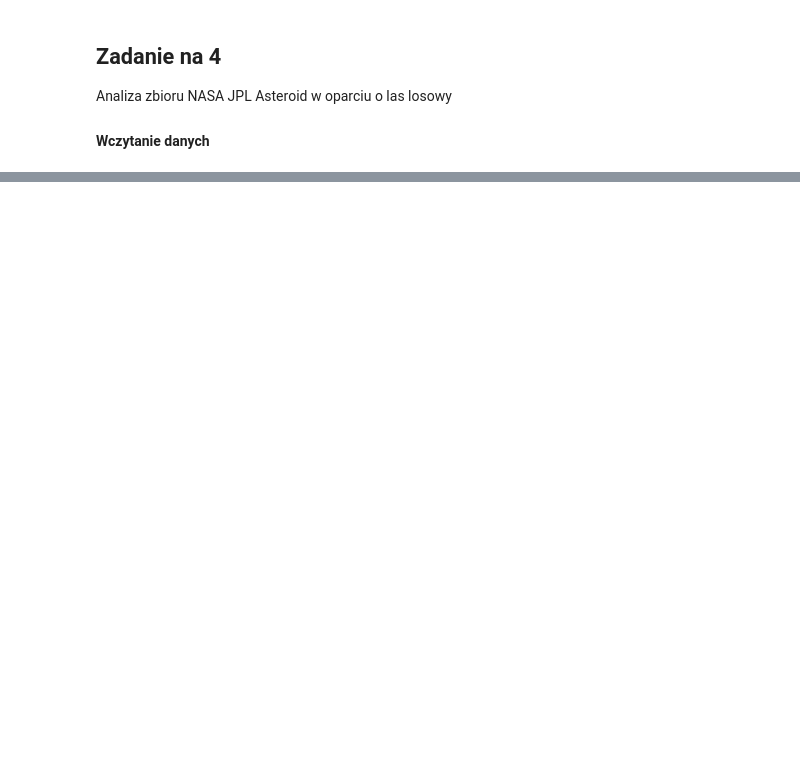
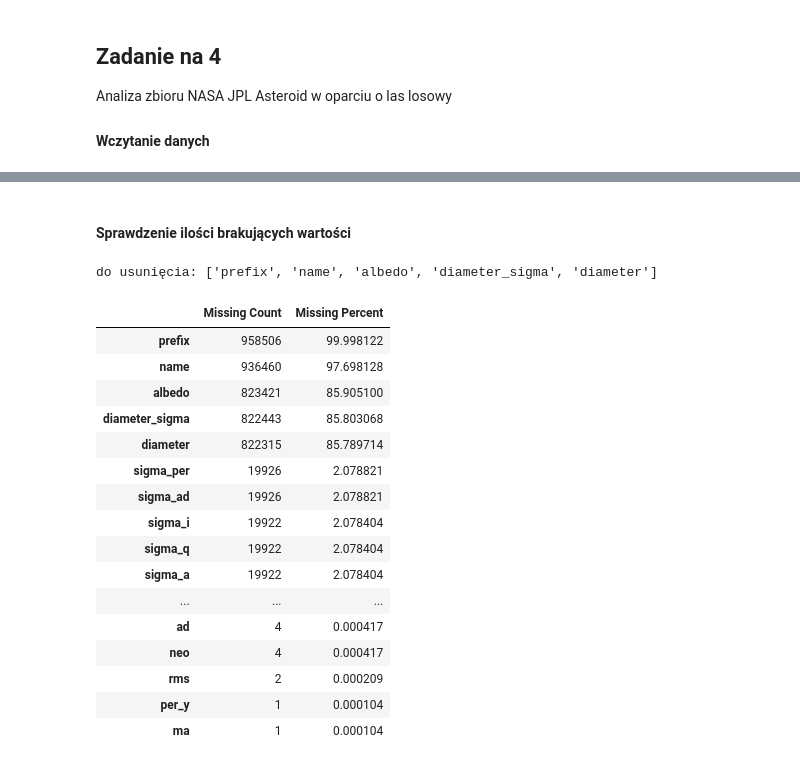
Before and after one commit to Lecrut/ai-ml_studies, a Jupyter notebook: pum/6_259199_Filip_Lecrut.ipynb, the cells around one changed output, grey strips where cells are left out. Cells and saved outputs as stored; diff of their text form; code cells hidden in the pictures; blank space fills up the shorter version.

```diff
--- a/pum/6_259199_Filip_Lecrut.ipynb
+++ b/pum/6_259199_Filip_Lecrut.ipynb
@@ -194,0 +202,31 @@ print(data.shape)
+# %% [markdown]
+#### Sprawdzenie ilości brakujących wartości
+# %%
+missing_counts = data.isnull().sum()
+missing_percent = 100 * missing_counts / len(data)
+missing_table = pd.DataFrame({
+    'Missing Count': missing_counts,
+    'Missing Percent': missing_percent
+})
+missing_table = missing_table[missing_table['Missing Count'] > 0].sort_values(by='Missing Percent', ascending=False)
+print('do usunięcia:', missing_table[missing_table['Missing Percent'] > 80].index.tolist())
+missing_table
+# %% [output]
+do usunięcia: ['prefix', 'name', 'albedo', 'diameter_sigma', 'diameter']
+|  | Missing Count | Missing Percent |
+| prefix | 958506 | 99.998122 |
+| name | 936460 | 97.698128 |
+| albedo | 823421 | 85.905100 |
+| diameter_sigma | 822443 | 85.803068 |
+| diameter | 822315 | 85.789714 |
+| sigma_per | 19926 | 2.078821 |
+| sigma_ad | 19926 | 2.078821 |
+| sigma_i | 19922 | 2.078404 |
+| sigma_q | 19922 | 2.078404 |
+| sigma_a | 19922 | 2.078404 |
+| ... | ... | ... |
+| ad | 4 | 0.000417 |
+| neo | 4 | 0.000417 |
+| rms | 2 | 0.000209 |
+| per_y | 1 | 0.000104 |
+| ma | 1 | 0.000104 |
```
Also changed, not shown: parts of 21 cells of this notebook.
